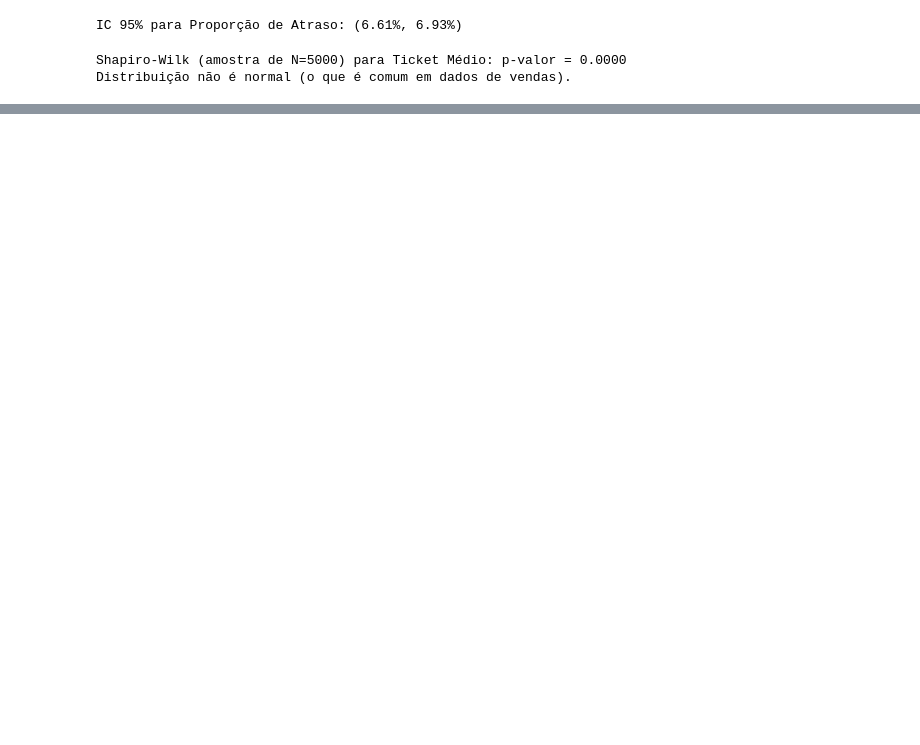
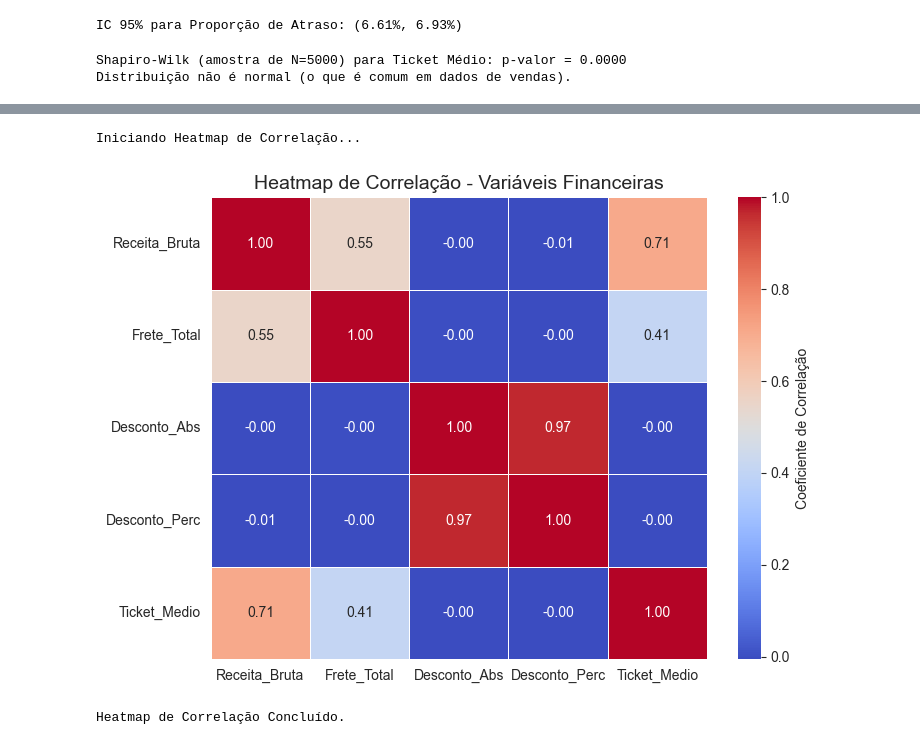
Before and after one commit to ManueleMacedo/analise-ecommerce-olist, a Jupyter notebook: Analise_Olist_Principal.ipynb, the cells around one changed output, grey strips where cells are left out. Drawn from its saved outputs; the diff is of its cells as text; code cells hidden in the pictures; blank space fills up the shorter version.

Commit message:
Foco em Mix e Desconto (Elasticidade)

```diff
--- a/Analise_Olist_Principal.ipynb
+++ b/Analise_Olist_Principal.ipynb
@@ -167,24 +169,23 @@ Média de Prazo de Entrega (dias): 12.09
 Proporção de Pedidos Atrasados: 6.77%
 # %%
 # Célula 9: Agregação e Merge 2 (Itens)
-
 # 1. Agrupar df_items por ID_Pedido e somar os valores para obter o total do pedido
 df_itens_agregado = df_items.groupby('order_id').agg(
     Subtotal=('price', 'sum'),
     Frete_Total=('freight_value', 'sum'),
-    Qtd_Itens=('order_item_id', 'count')
+    Qtd_Itens=('order_item_id', 'count'),
+    # CORREÇÃO: Adiciona ID_Produto do primeiro item para o merge de categoria na Célula 27
+    ID_Produto=('product_id', 'first')
 ).reset_index()
 
 # 2. Renomear a chave para o merge
 df_itens_agregado = df_itens_agregado.rename(columns={'order_id': 'ID_Pedido'})
 
 # 3. Merge 2: Juntar a base mestra com os dados agregados dos itens
-# Chave: 'ID_Pedido'
 df_base = pd.merge(df_base, df_itens_agregado, on='ID_Pedido', how='left')
 
 # 4. Inspeção para verificar as novas colunas
-print("--- Base Mestra após Merge com Itens (df_base) ---")
-print(df_base[['ID_Pedido', 'Subtotal', 'Frete_Total', 'Qtd_Itens']].head())
-print(df_base.info())
+print("\n--- Base Mestra após Merge com Itens (df_base) ---")
+print(df_base[['ID_Pedido', 'Subtotal', 'Frete_Total', 'Qtd_Itens', 'ID_Produto']].head())
 # %% [output]
 --- Base Mestra após Merge com Itens (df_base) ---
@@ -618,0 +616,28 @@ print("Gráfico de Sazonalidade Concluído")
+# %%
+# CÉLULA 26: HEATMAP DE CORRELAÇÃO
+print("\nIniciando Heatmap de Correlação...")
+
+# 1. Seleciona as variáveis financeiras para análise de correlação
+variaveis_financeiras = ['Receita_Bruta', 'Frete_Total', 'Desconto_Abs', 'Desconto_Perc', 'Ticket_Medio']
+
+# 2. Cria a matriz de correlação
+correlacao_financeira = df_base[variaveis_financeiras].corr()
+
+# 3. Gera o heatmap com seaborn
+plt.figure(figsize=(8, 6))
+sns.heatmap(
+    correlacao_financeira,
+    annot=True,
+    cmap='coolwarm',
+    fmt=".2f",
+    linewidths=.5,
+    cbar_kws={'label': 'Coeficiente de Correlação'}
+)
+plt.title("Heatmap de Correlação - Variáveis Financeiras", fontsize=14)
+plt.show()
+
+print("Heatmap de Correlação Concluído.")
+# %% [output]
+Iniciando Heatmap de Correlação...
+[figure, added]
+Heatmap de Correlação Concluído.
```
Also changed, not shown: parts of 8 cells of this notebook.
